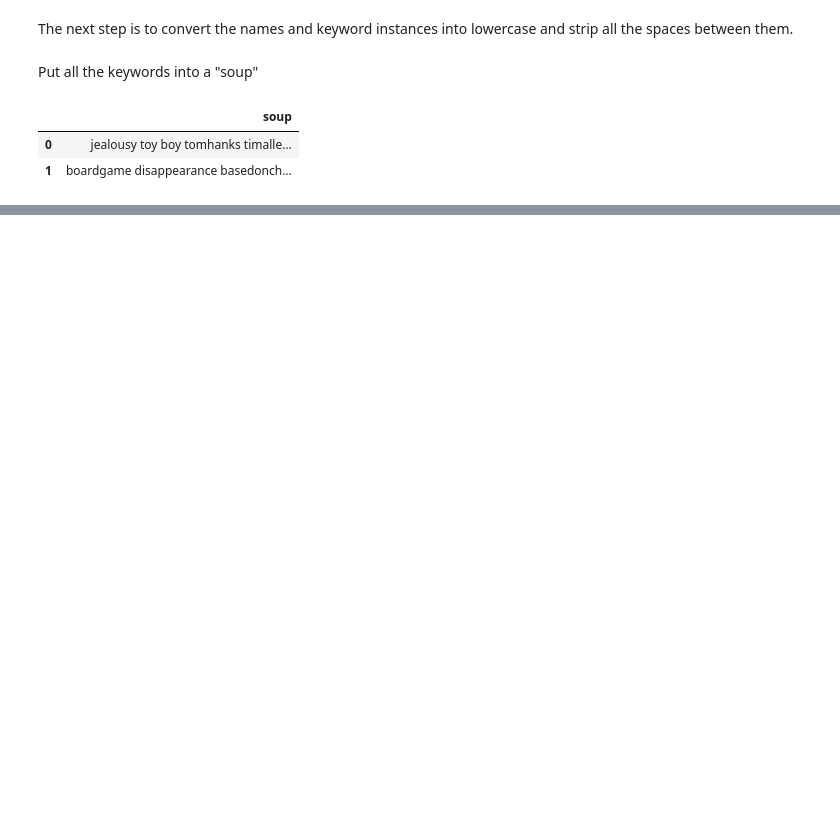
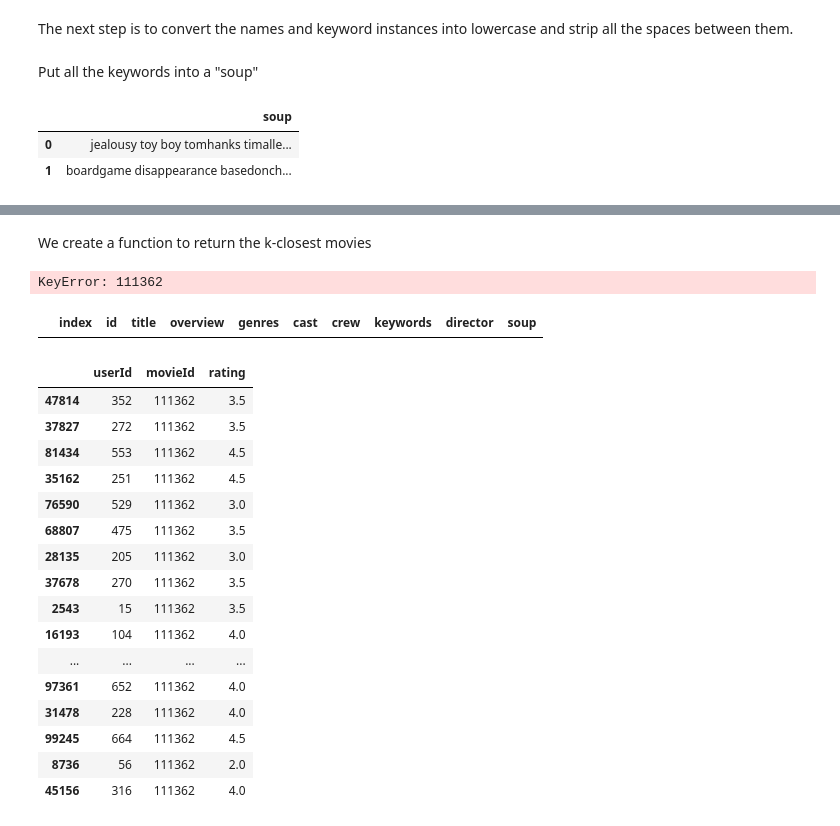
Before and after one commit to rtkilian/recommendation-engine-movie-lens, a Jupyter notebook: content_based_recommendation_engine.ipynb, the cells around one changed output, grey strips where cells are left out. Drawn from its saved outputs; the diff is of its cells as text; code cells hidden in the pictures; blank space fills up the shorter version.

```diff
--- a/content_based_recommendation_engine.ipynb
+++ b/content_based_recommendation_engine.ipynb
@@ -34,0 +39,10 @@ ratings_small.head(10)
+# %%
+from sklearn.model_selection import train_test_split
+
+# We want a train-validate-test split of approx 70-20-10
+train_validate_ratings, test_ratings = train_test_split(ratings_small, test_size=0.1, random_state=42)
+train_ratings, validate_ratings = train_test_split(train_validate_ratings, test_size=0.22,random_state=42)
+
+print(train_ratings.size)
+print(validate_ratings.size)
+print(test_ratings.size)
@@ -172,0 +224,2 @@ count_matrix
+# %% [markdown]
+We create a function to return the k-closest movies
@@ -172,0 +247,28 @@ count_matrix
+# %%
+get_recommendations(111362, cosine_sim, 5)
+# %% [output]
+KeyError: 111362
+# %%
+metadata_ratedMovies[metadata_ratedMovies['id']==111362]
+# %% [output]
+|  | index | id | title | overview | genres | cast | crew | keywords | director | soup |
+# %%
+train_ratings[train_ratings['movieId']==111362]
+# %% [output]
+|  | userId | movieId | rating |
+| 47814 | 352 | 111362 | 3.5 |
+| 37827 | 272 | 111362 | 3.5 |
+| 81434 | 553 | 111362 | 4.5 |
+| 35162 | 251 | 111362 | 4.5 |
+| 76590 | 529 | 111362 | 3.0 |
+| 68807 | 475 | 111362 | 3.5 |
+| 28135 | 205 | 111362 | 3.0 |
+| 37678 | 270 | 111362 | 3.5 |
+| 2543 | 15 | 111362 | 3.5 |
+| 16193 | 104 | 111362 | 4.0 |
+| ... | ... | ... | ... |
+| 97361 | 652 | 111362 | 4.0 |
+| 31478 | 228 | 111362 | 4.0 |
+| 99245 | 664 | 111362 | 4.5 |
+| 8736 | 56 | 111362 | 2.0 |
+| 45156 | 316 | 111362 | 4.0 |
```
Also changed, not shown: parts of 20 cells of this notebook.
